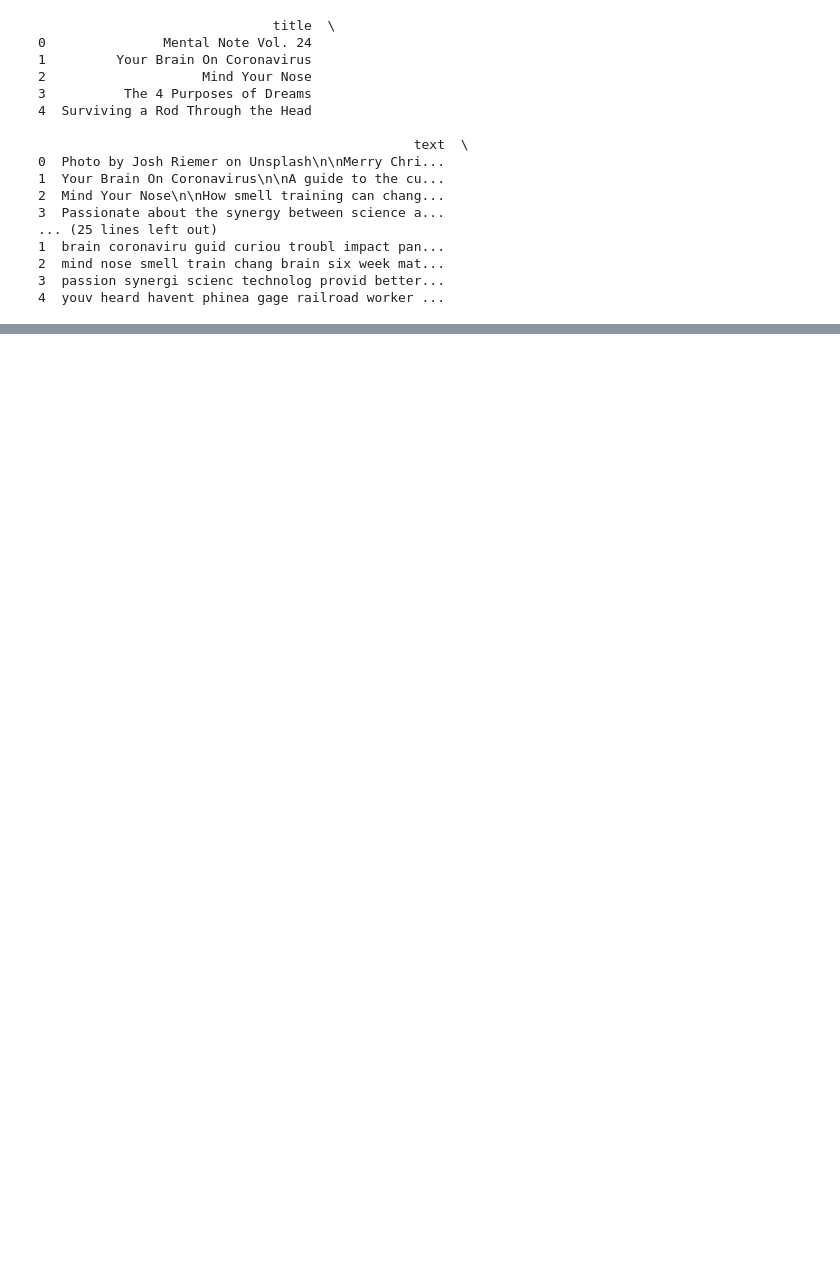
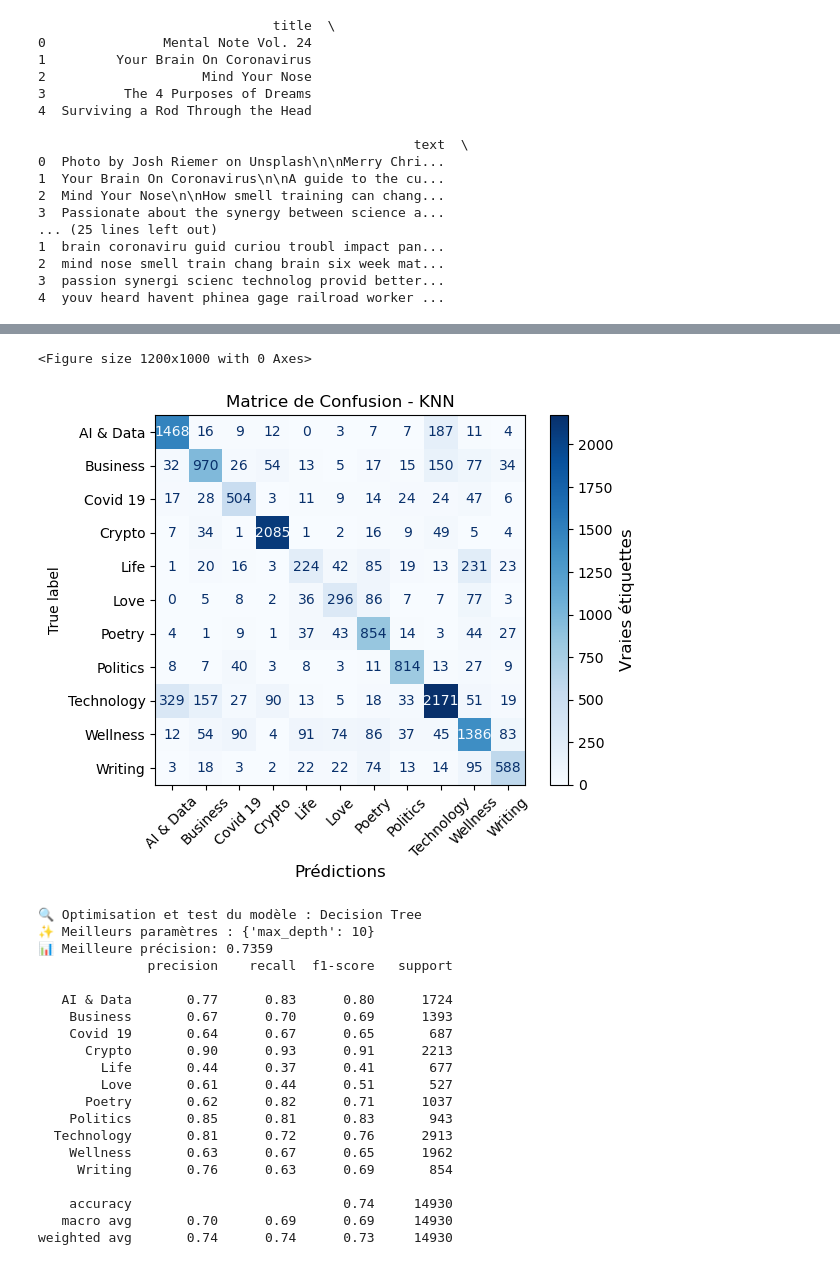
Before and after one commit to Elias-djebbour/M2-TextMining, a Jupyter notebook: final_knn.ipynb, the cells around one changed output, grey strips where cells are left out. Cells and saved outputs as stored; diff of their text form; code cells hidden in the pictures; blank space fills up the shorter version.

Commit message:
classification

```diff
--- a/final_knn.ipynb
+++ b/final_knn.ipynb
@@ -184,0 +129,58 @@ weighted avg       0.63      0.63      0.62     14930
+# %%
+# Séparation des données
+X_train, X_test, y_train, y_test = train_test_split(X_lda, y, test_size=0.2, random_state=42)
+
+# Définition des classificateurs et de leurs hyperparamètres
+models = {
+    "KNN": KNeighborsClassifier(),
+    "Decision Tree": DecisionTreeClassifier(),
+    "SVM": SVC(),
+    "Random Forest": RandomForestClassifier()
+}
+
+params = {
+    "KNN": {'n_neighbors': [5, 10, 20, 50, 100, 500, 1000, 10000]},
+    "Decision Tree": {'max_depth': [5, 10, 20, 50]},
+    "SVM": {'C': [0.1, 1, 10], 'kernel': ['linear', 'rbf']},
+    "Random Forest": {'n_estimators': [50, 100, 200], 'max_depth': [5, 10, 20, 50]}
+}
+# %%
+# Mapping des indices de classes aux tags
+tag_mapping = dict(enumerate(df['main_tag'].astype('category').cat.categories))
+
+# Entraînement et évaluation des modèles
+results = {}
+
+for model_name, model in models.items():
+    print(f"\n🔍 Optimisation et test du modèle : {model_name}")
+
+    # Optimisation des hyperparamètres si applicable
+    if params[model_name]:
+        grid = GridSearchCV(model, params[model_name], cv=5, scoring='accuracy', n_jobs=-1)
+        grid.fit(X_train, y_train)
+        best_model = grid.best_estimator_
+        print(f"✨ Meilleurs paramètres : {grid.best_params_}")
+    else:
+        model.fit(X_train, y_train)
+        best_model = model
+
+    # Prédictions et évaluation
+    y_pred = best_model.predict(X_test)
+    acc = accuracy_score(y_test, y_pred)
+    results[model_name] = acc
+
+    print(f"📊 Meilleure précision: {acc:.4f}")
+    print(classification_report(y_test, y_pred, target_names=[tag_mapping[i] for i in np.unique(y_test)]))
+
+    # Matrice de confusion avec labels des tags
+    conf_matrix = confusion_matrix(y_test, y_pred)
+    disp = ConfusionMatrixDisplay(conf_matrix, display_labels=[tag_mapping[i] for i in np.unique(y_test)])
+
+    plt.figure(figsize=(12, 10))  # Augmenter la taille
+    disp = ConfusionMatrixDisplay(conf_matrix, display_labels=[tag_mapping[i] for i in np.unique(y_test)])
+    disp.plot(cmap="Blues", xticks_rotation=45)
+    plt.title(f"Matrice de Confusion - {model_name}")
+    plt.gcf().axes[0].set_xlabel("Prédictions", fontsize=12)
+    plt.gcf().axes[1].set_ylabel("Vraies étiquettes", fontsize=12)
+    plt.show()
+# %% [output]
@@ -184,0 +207,22 @@ weighted avg       0.63      0.63      0.62     14930
+<Figure size 1200x1000 with 0 Axes>
+[figure, added]
+🔍 Optimisation et test du modèle : Decision Tree
+✨ Meilleurs paramètres : {'max_depth': 10}
+📊 Meilleure précision: 0.7359
+              precision    recall  f1-score   support
+
+   AI & Data       0.77      0.83      0.80      1724
+    Business       0.67      0.70      0.69      1393
+    Covid 19       0.64      0.67      0.65       687
+      Crypto       0.90      0.93      0.91      2213
+        Life       0.44      0.37      0.41       677
+        Love       0.61      0.44      0.51       527
+      Poetry       0.62      0.82      0.71      1037
+    Politics       0.85      0.81      0.83       943
+  Technology       0.81      0.72      0.76      2913
+    Wellness       0.63      0.67      0.65      1962
+     Writing       0.76      0.63      0.69       854
+
+    accuracy                           0.74     14930
+   macro avg       0.70      0.69      0.69     14930
+weighted avg       0.74      0.74      0.73     14930
```
Also changed, not shown: parts of 8 cells of this notebook.
